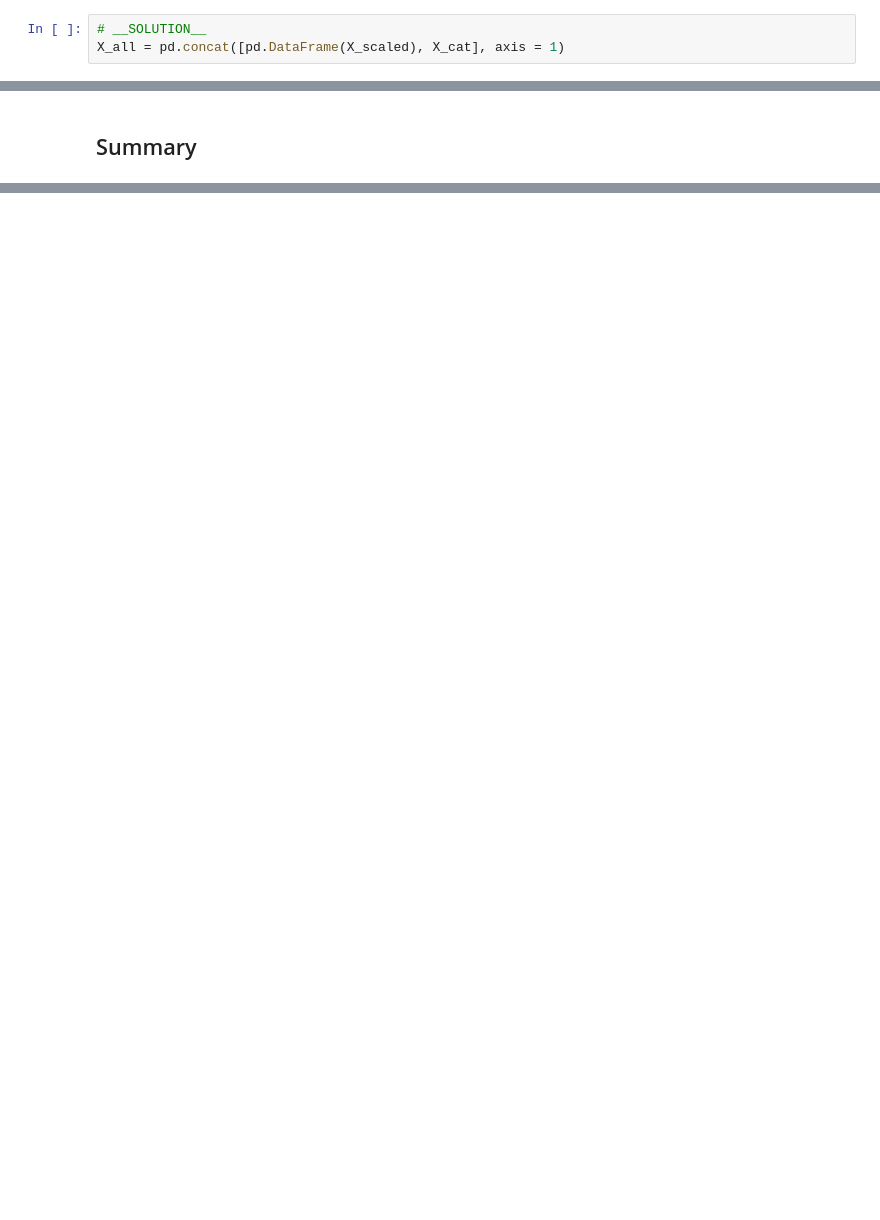
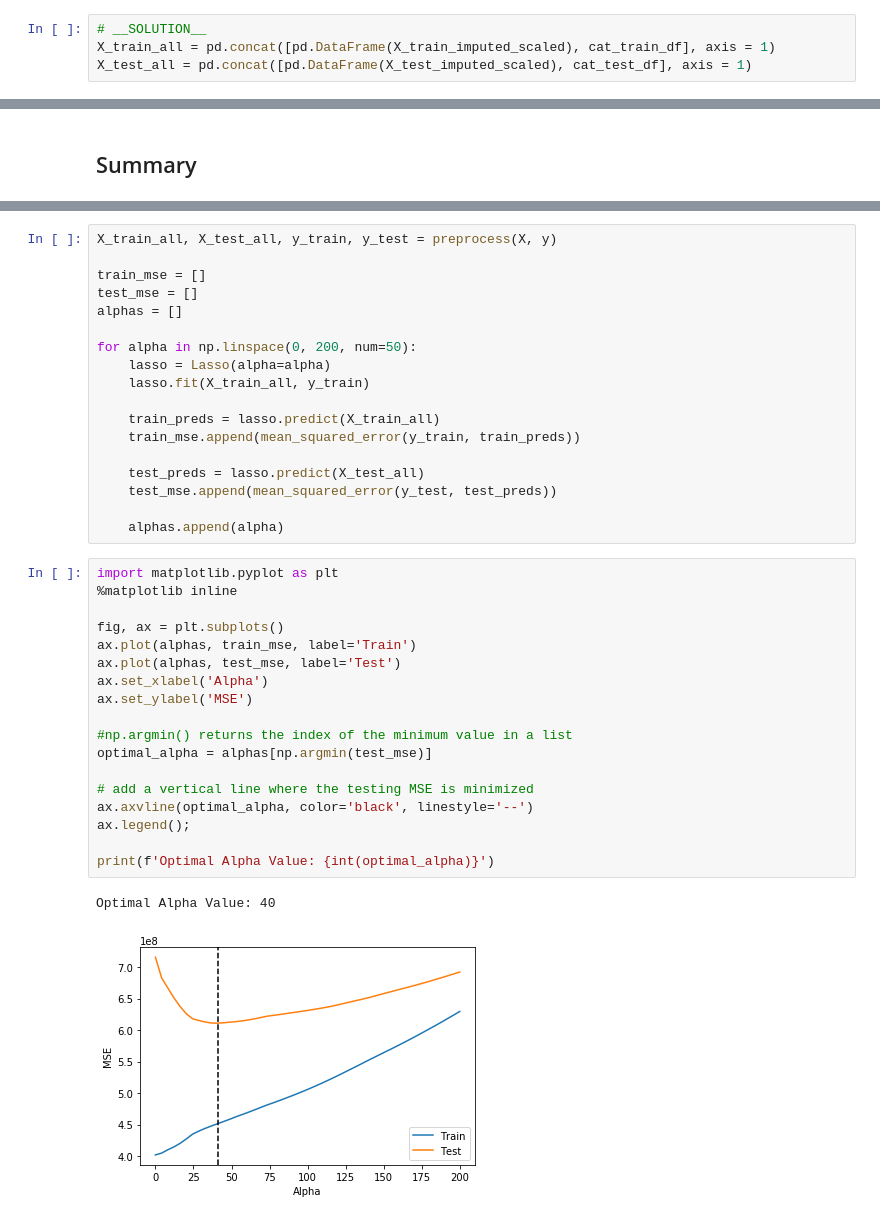
Before and after one commit to learn-co-curriculum/dsc-ridge-and-lasso-regression-lab, a Jupyter notebook: index.ipynb, the cells around one changed output, grey strips where cells are left out. Drawn from its saved outputs; the diff is of its cells as text; blank space fills up the shorter version.

Commit message:
fixed train_test_split usage

```diff
--- a/index.ipynb
+++ b/index.ipynb
@@ -204,7 +201,8 @@ Merge `x_cat` together with our scaled `X` so you have one big predictor datafra
 # Your code here
 # %%
 # __SOLUTION__
-X_all = pd.concat([pd.DataFrame(X_scaled), X_cat], axis = 1)
+X_train_all = pd.concat([pd.DataFrame(X_train_imputed_scaled), cat_train_df], axis = 1)
+X_test_all = pd.concat([pd.DataFrame(X_test_imputed_scaled), cat_test_df], axis = 1)
 # %% [markdown]
 Perform the same linear regression on this data and print out R-squared and MSE.
 # %%
@@ -351,0 +435,39 @@ Great! You now know how to perform Lasso and Ridge regression.
+# %%
+X_train_all, X_test_all, y_train, y_test = preprocess(X, y)
+
+train_mse = []
+test_mse = []
+alphas = []
+
+for alpha in np.linspace(0, 200, num=50):
+    lasso = Lasso(alpha=alpha)
+    lasso.fit(X_train_all, y_train)
+
+    train_preds = lasso.predict(X_train_all)
+    train_mse.append(mean_squared_error(y_train, train_preds))
+
+    test_preds = lasso.predict(X_test_all)
+    test_mse.append(mean_squared_error(y_test, test_preds))
+
+    alphas.append(alpha)
+# %%
+import matplotlib.pyplot as plt
+%matplotlib inline
+
+fig, ax = plt.subplots()
+ax.plot(alphas, train_mse, label='Train')
+ax.plot(alphas, test_mse, label='Test')
+ax.set_xlabel('Alpha')
+ax.set_ylabel('MSE')
+
+#np.argmin() returns the index of the minimum value in a list
+optimal_alpha = alphas[np.argmin(test_mse)]
+
+# add a vertical line where the testing MSE is minimized
+ax.axvline(optimal_alpha, color='black', linestyle='--')
+ax.legend();
+
+print(f'Optimal Alpha Value: {int(optimal_alpha)}')
+# %% [output]
+Optimal Alpha Value: 40
+[figure, added]
```
Also changed, not shown: parts of 41 cells of this notebook.
